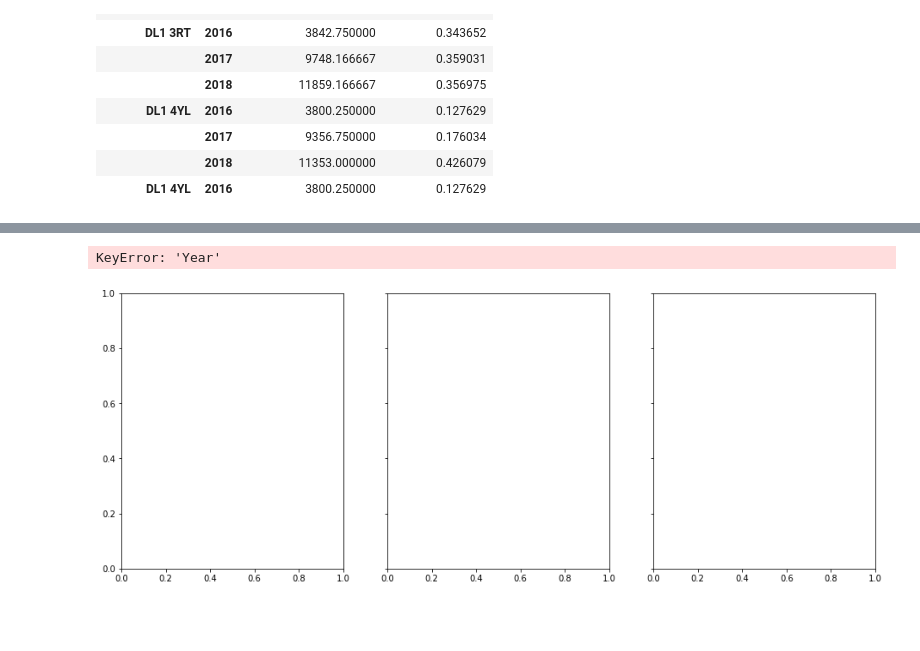
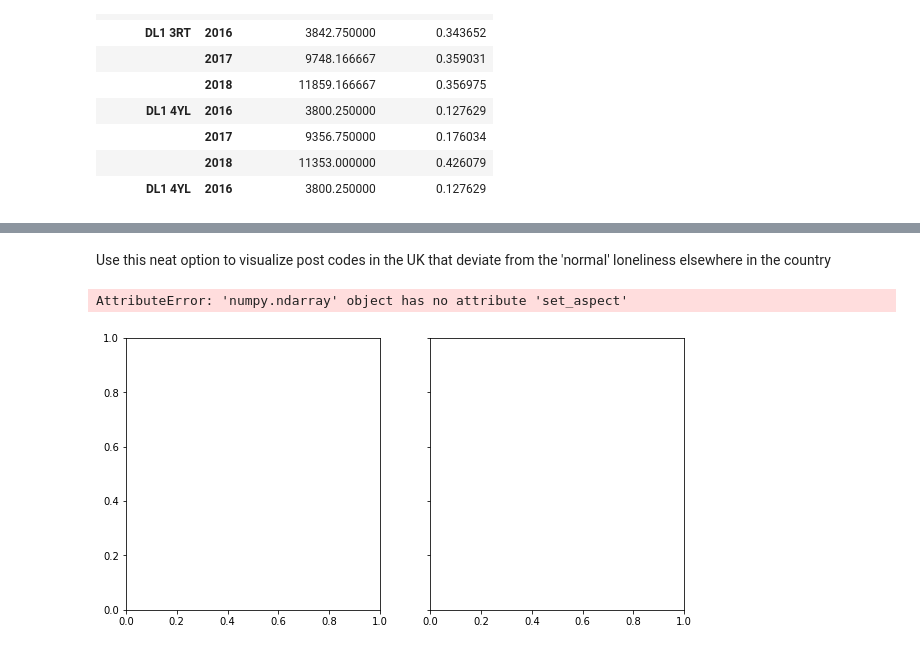
Before and after one commit to sseifeln/JGI, a Jupyter notebook: LanaGeo.ipynb, the cells around one changed output, grey strips where cells are left out. Drawn from its saved outputs; the diff is of its cells as text; code cells hidden in the pictures; blank space fills up the shorter version.

Commit message:
Tried playing around a little bit with the geo plotting.

```diff
--- a/LanaGeo.ipynb
+++ b/LanaGeo.ipynb
@@ -79,13 +95,10 @@ mean loneliness z score - 0.2, standard deviation 0.9
 # %%
-dfOutliers = agg.loc[ np.abs(agg['loneliness_zscore'] -meanScore) > 5*stdScore ]
-#dfOutliers = dfOutliers.drop( ['Date','Month','Year','ITEMS'] , axis=1)
-dfOutliers = dfOutliers[[s for s in dfOutliers.columns if "zscore"in s]]
-dfNominal = agg.loc[ np.abs(agg['loneliness_zscore'] -meanScore) < 5*stdScore ]
-dfNominal = dfNominal[[s for s in dfOutliers.columns if "zscore"in s]]
+dOutliers = dfOutliers[[s for s in dfOutliers.columns if "zscore"in s]]
+dNominal = dfNominal[[s for s in dfOutliers.columns if "zscore"in s]]
 plt.figure(figsize=(20,20))
 plt.subplot(2, 1, 1)
-sns.heatmap(dfOutliers.corr(), vmin=0.7, vmax=1 , cmap='Reds')
+sns.heatmap(dOutliers.corr(), vmin=0.7, vmax=1 , cmap='Reds')
 plt.subplot(2, 1, 2)
-sns.heatmap(dfNominal.corr(), vmin=0.7, vmax=1 , cmap='Reds')
+sns.heatmap(dNominal.corr(), vmin=0.7, vmax=1 , cmap='Reds')
 plt.show()
 # %% [output]
@@ -95,6 +108,9 @@ Now cana also have a look at the geographic distribution of the data [this is aw
 # %%
-geo_data = gpd.GeoDataFrame(mData,
-                            crs = {'init':'epsg:27700'},
-                            geometry = mData.apply(lambda geom: Point(geom['oseast1m'],geom['osnrth1m']),axis=1))
-geo_data.head(100)
+gData = dfNominal
+gNominal = gpd.GeoDataFrame( dfNominal, crs = {'init':'epsg:27700'}, geometry=gpd.points_from_xy(dfNominal.oseast1m, dfNominal.osnrth1m))
+gOutliers = gpd.GeoDataFrame( dfOutliers, crs = {'init':'epsg:27700'}, geometry=gpd.points_from_xy(dfOutliers.oseast1m, dfOutliers.osnrth1m))
+#geo_data = gpd.GeoDataFrame(mData,
+#                            crs = {'init':'epsg:27700'},
+#                            geometry = mData.apply(lambda geom: Point(geom['oseast1m'],geom['osnrth1m']),axis=1))
+print('Done making geopanda frames!')
 # %% [output]
@@ -119,9 +118,12 @@ geo_data.head(100)
+# %% [markdown]
+Use this neat option to visualize post codes in the UK that deviate from the 'normal' loneliness elsewhere in the country
 # %%
-fig, (ax1, ax2, ax3) = plt.subplots(1,3, figsize = (16,6), sharex = True, sharey = True)
+fig, ax1 = plt.subplots(1,, figsize = (10,5), sharex = True, sharey = True)
+#fig, (ax1, ax2, ax3) = plt.subplots(1,3, figsize = (16,6), sharex = True, sharey = True)
 
-geo_data[geo_data['Year'] == 2016].plot(column = 'loneills', scheme = 'quantiles', cmap = 'Reds', marker = '.', ax = ax1);
-geo_data[geo_data['Year'] == 2017].plot(column = 'loneills', scheme = 'quantiles', cmap = 'Reds', marker = '.', ax = ax2);
-geo_data[geo_data['Year'] == 2018].plot(column = 'loneills', scheme = 'quantiles', cmap = 'Reds', marker = '.', ax = ax3);
+gNominal.plot(column = 'loneliness_perc', scheme = 'quantiles', cmap = 'Blues', marker = '.', ax = ax1);
+gOutliers.plot(column = 'loneliness_perc', scheme = 'quantiles', cmap = 'Reds', marker = '.', ax = ax1);
+#geo_data.plot(column = 'insomnia_perc', scheme = 'quantiles', cmap = 'Reds', marker = '.', ax = ax3);
 # %% [output]
-KeyError: 'Year'
+AttributeError: 'numpy.ndarray' object has no attribute 'set_aspect'
-[figure, old version]
+[figure, new version]
```
Also changed, not shown: parts of 5 cells of this notebook.
